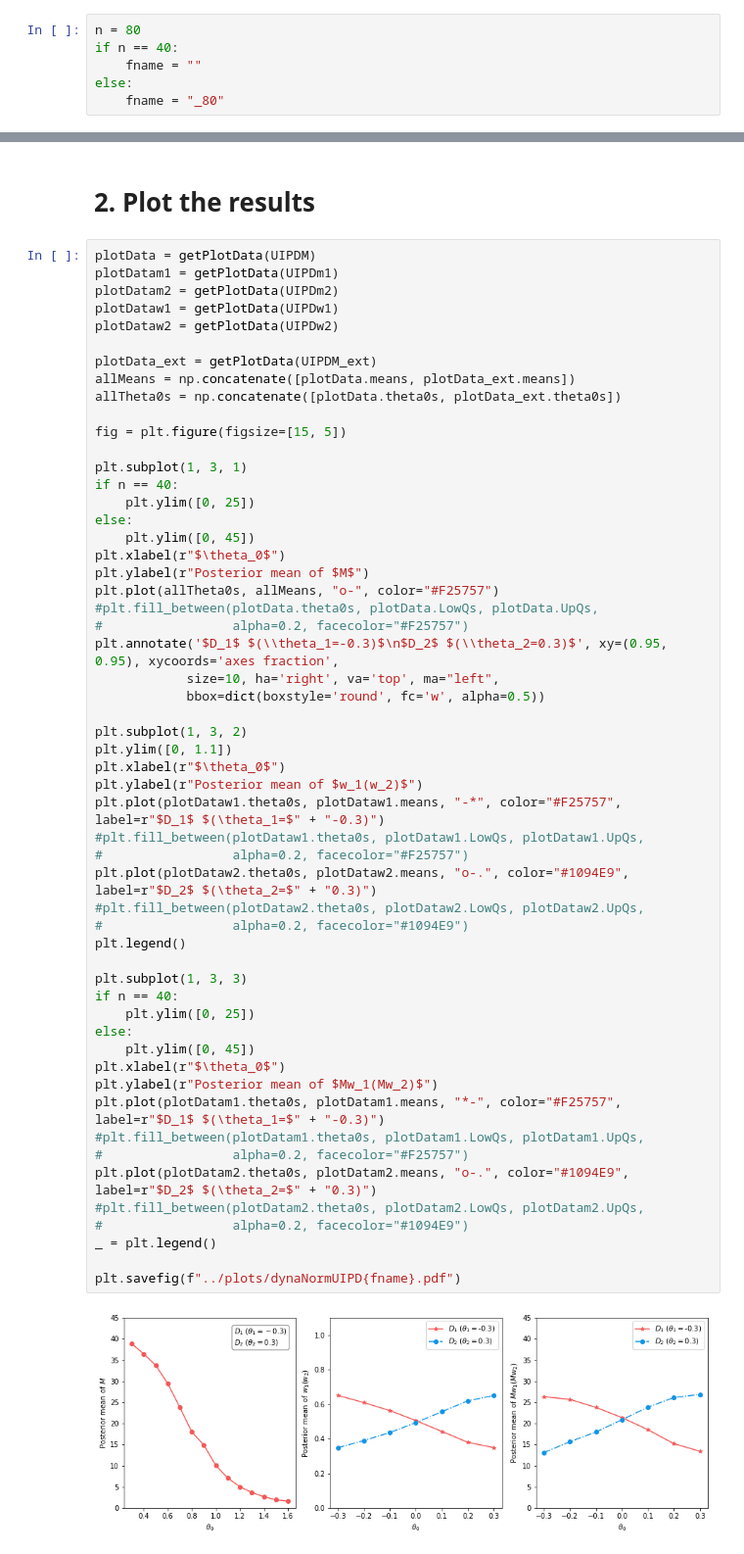
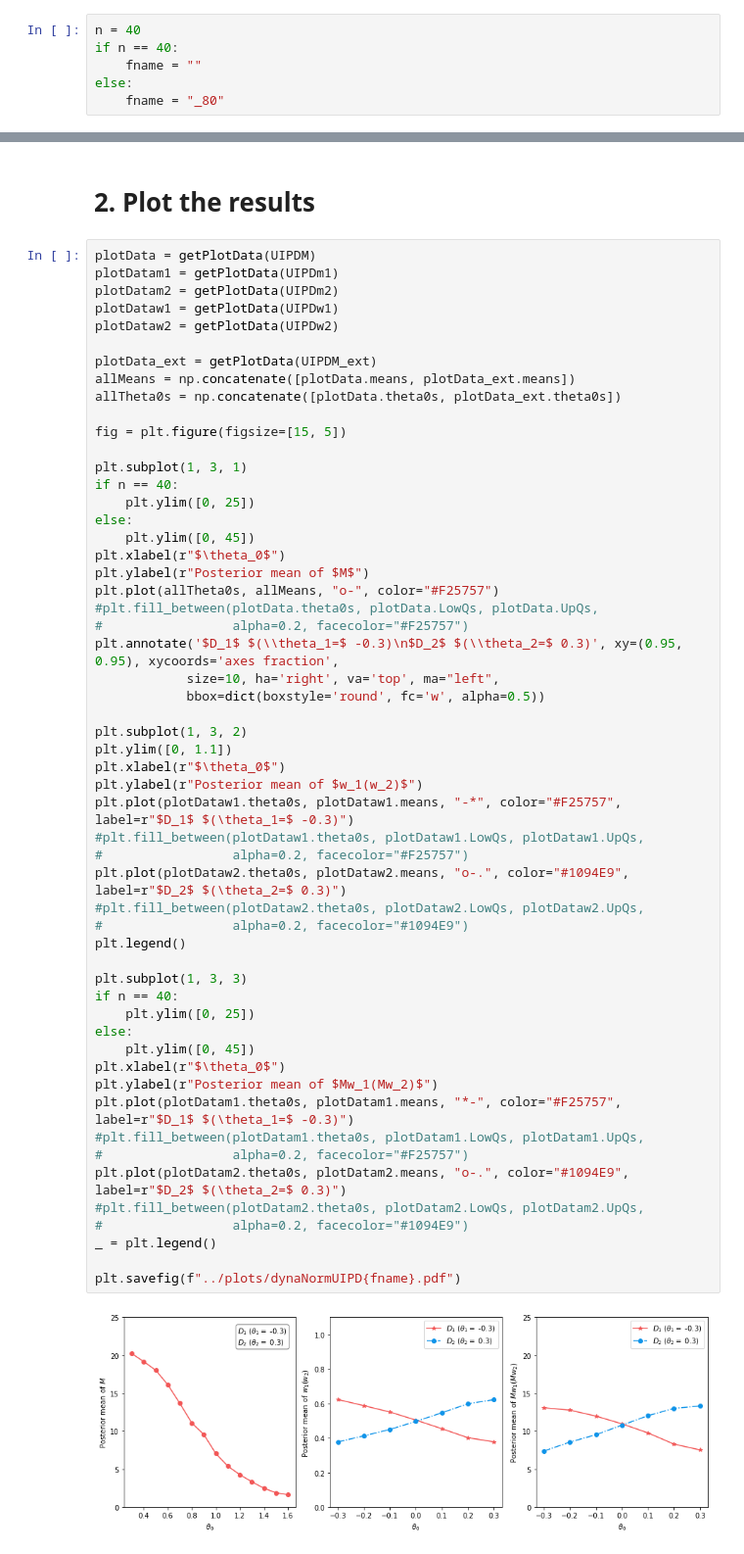
Before and after one commit to JINhuaqing/UIP, a Jupyter notebook: NormSetting/dynaBorrow_curve.ipynb, the cells around one changed output, grey strips where cells are left out. Shown: that part at 98% size. Cells and saved outputs as stored; diff of their text form.

Commit message:
update dynamic borrowing plot

```diff
--- a/NormSetting/dynaBorrow_curve.ipynb
+++ b/NormSetting/dynaBorrow_curve.ipynb
@@ -39,7 +39,7 @@ def getPlotData(data):
 # %%
 root = Path("./")
 # %%
-n = 80
+n = 40
 if n == 40:
     fname = ""
 else:
@@ -235,40 +235,40 @@ plt.ylabel(r"Posterior mean of $M$")
 plt.plot(allTheta0s, allMeans, "o-", color="#F25757")
 #plt.fill_between(plotData.theta0s, plotData.LowQs, plotData.UpQs,
 #                 alpha=0.2, facecolor="#F25757")
-plt.annotate('$D_1$ $(\\theta_1=-0.3)$\n$D_2$ $(\\theta_2=0.3)$', xy=(0.95, 0.95), xycoords='axes fraction',
+plt.annotate('$D_1$ $(\\theta_1=$ -0.3)\n$D_2$ $(\\theta_2=$ 0.3)', xy=(0.95, 0.95), xycoords='axes fraction',
             size=10, ha='right', va='top', ma="left",
             bbox=dict(boxstyle='round', fc='w', alpha=0.5))
 
 plt.subplot(1, 3, 2)
 plt.ylim([0, 1.1])
 plt.xlabel(r"$\theta_0$")
 plt.ylabel(r"Posterior mean of $w_1(w_2)$")
-plt.plot(plotDataw1.theta0s, plotDataw1.means, "-*", color="#F25757", label=r"$D_1$ $(\theta_1=$" + "-0.3)")
+plt.plot(plotDataw1.theta0s, plotDataw1.means, "-*", color="#F25757", label=r"$D_1$ $(\theta_1=$ -0.3)")
 #plt.fill_between(plotDataw1.theta0s, plotDataw1.LowQs, plotDataw1.UpQs,
 #                 alpha=0.2, facecolor="#F25757")
-plt.plot(plotDataw2.theta0s, plotDataw2.means, "o-.", color="#1094E9", label=r"$D_2$ $(\theta_2=$" + "0.3)")
+plt.plot(plotDataw2.theta0s, plotDataw2.means, "o-.", color="#1094E9", label=r"$D_2$ $(\theta_2=$ 0.3)")
 #plt.fill_between(plotDataw2.theta0s, plotDataw2.LowQs, plotDataw2.UpQs,
 #                 alpha=0.2, facecolor="#1094E9")
 plt.legend()
 
 plt.subplot(1, 3, 3)
 if n == 40:
     plt.ylim([0, 25])
 else:
     plt.ylim([0, 45])
 plt.xlabel(r"$\theta_0$")
 plt.ylabel(r"Posterior mean of $Mw_1(Mw_2)$")
-plt.plot(plotDatam1.theta0s, plotDatam1.means, "*-", color="#F25757", label=r"$D_1$ $(\theta_1=$" + "-0.3)")
+plt.plot(plotDatam1.theta0s, plotDatam1.means, "*-", color="#F25757", label=r"$D_1$ $(\theta_1=$ -0.3)")
 #plt.fill_between(plotDatam1.theta0s, plotDatam1.LowQs, plotDatam1.UpQs,
 #                 alpha=0.2, facecolor="#F25757")
-plt.plot(plotDatam2.theta0s, plotDatam2.means, "o-.", color="#1094E9", label=r"$D_2$ $(\theta_2=$" + "0.3)")
+plt.plot(plotDatam2.theta0s, plotDatam2.means, "o-.", color="#1094E9", label=r"$D_2$ $(\theta_2=$ 0.3)")
 #plt.fill_between(plotDatam2.theta0s, plotDatam2.LowQs, plotDatam2.UpQs,
 #                 alpha=0.2, facecolor="#1094E9")
 _ = plt.legend()
 
 plt.savefig(f"../plots/dynaNormUIPD{fname}.pdf")
 # %% [output]
-[figure, old version]
+[figure, new version]
 # %%
 plotData = getPlotData(UIPJSM)
 plotDatam1 = getPlotData(UIPJSm1)
```
Also changed, not shown: parts of 7 cells of this notebook, 7 other files.
